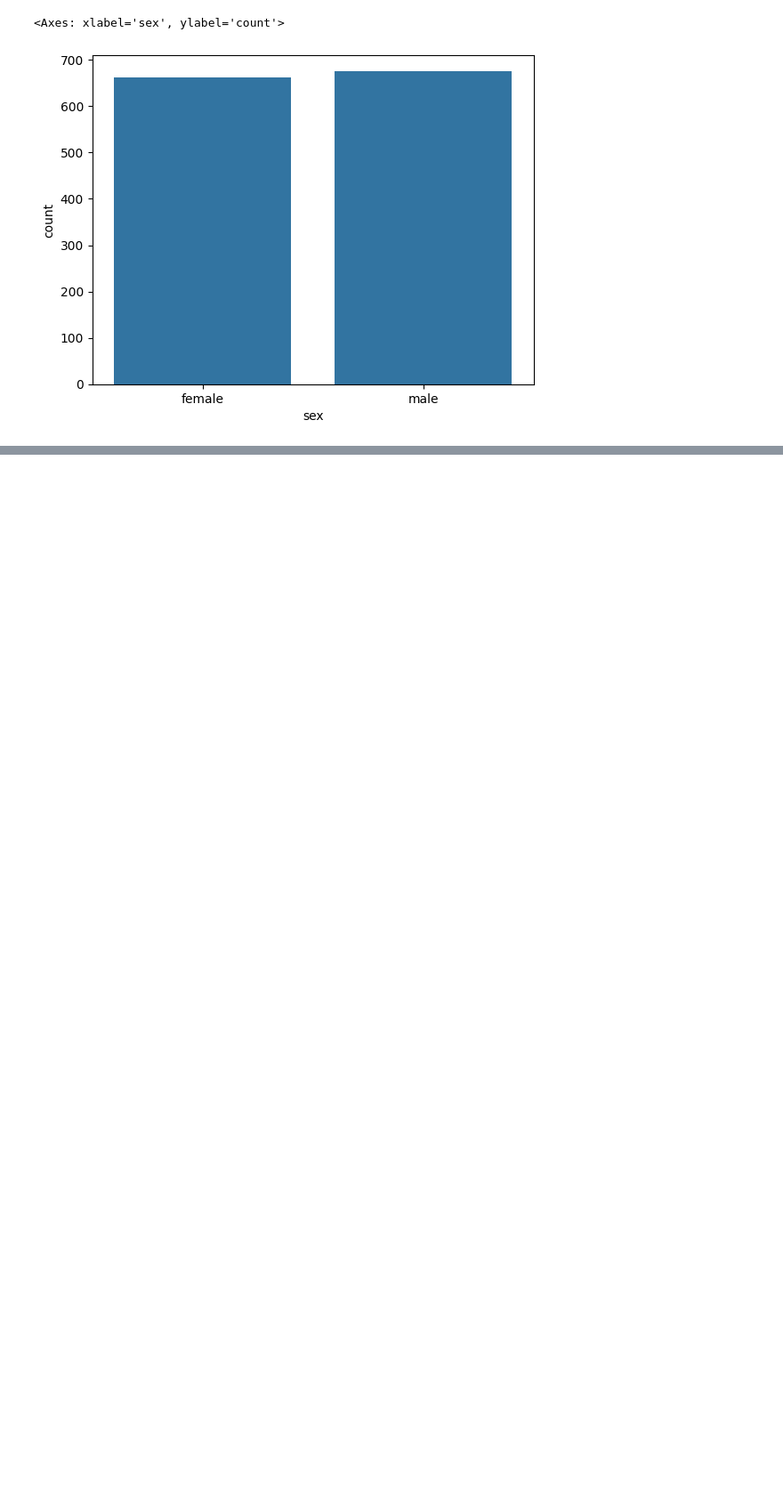
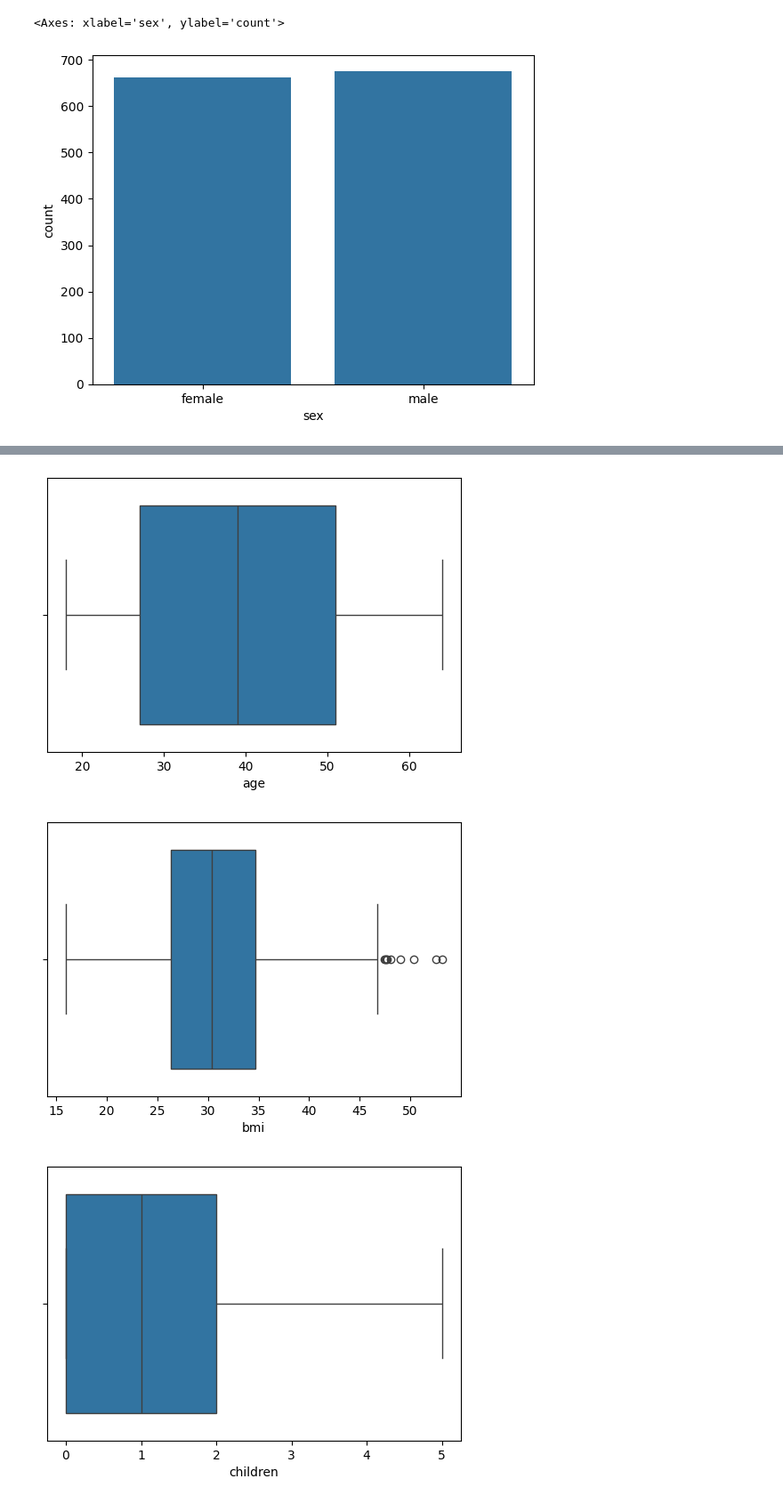
Before and after one commit to rahul-gitt/AI-ML-JOURNEY, a Jupyter notebook: scikit-learn/Insurance_Project/main.ipynb, the cells around one changed output, grey strips where cells are left out. Shown at 89% size. Saved outputs shown, nothing was run; the diff lists cells and outputs as text; code cells hidden in the pictures; blank space fills up the shorter version.

```diff
--- a/scikit-learn/Insurance_Project/main.ipynb
+++ b/scikit-learn/Insurance_Project/main.ipynb
@@ -98,0 +102,8 @@ sns.countplot()
+# %%
+for clm in numeric_clm:
+    plt.figure(figsize = (6,4))
+    sns.boxplot(x = df[clm])
+# %% [output]
+[figure, added]
+[figure, added]
+[figure, added]
```
Also changed, not shown: parts of 2 cells of this notebook.
